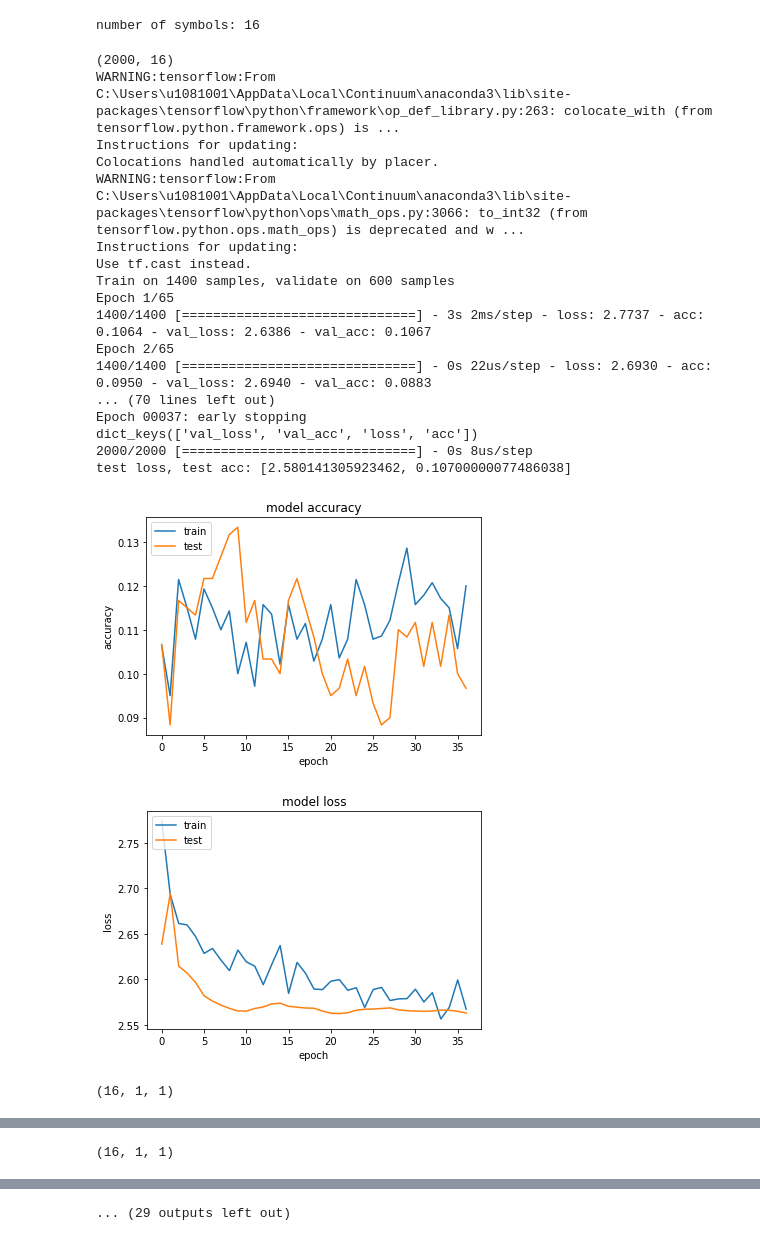
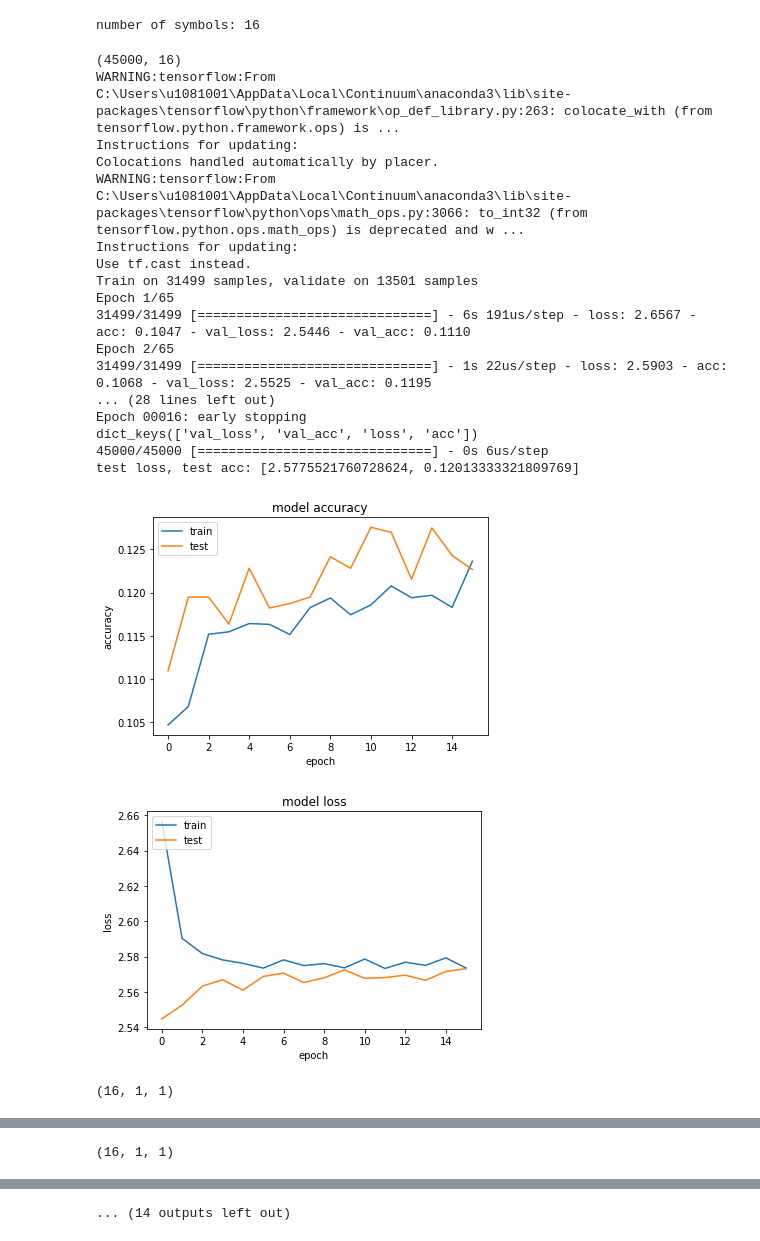
Before and after one commit to keerthisuresh/ANU, a Jupyter notebook: Validation_2_new.ipynb, the cells around one changed output, grey strips where cells are left out. Cells and saved outputs as stored; diff of their text form; code cells hidden in the pictures.

```diff
--- a/Validation_2_new.ipynb
+++ b/Validation_2_new.ipynb
@@ -100,29 +100,30 @@ def set_up_train_nn(P,EsNodB):
     encoded5 = Lambda(lambda x: x+K.random_normal_variable((2*4096,1), 0, 1)[0:tf.shape(x)[0],:])(encoded4)
 
     # Making PD data, and applying noise
-    #pd_data = Lambda(lambda x: K.square(x))(encoded5)
+    pd_data = Lambda(lambda x: K.square(x))(encoded5)
 
     # Reciever Layer
-    decoded = Dense(2, activation='relu')(encoded5)
+    decoded = Dense(1, activation='linear')(encoded5)
     decoded = Dense(4,activation='relu')(decoded)
+    decoded = Dense(8,activation='relu')(decoded)
     decoded1 = Dense(M, activation='softmax')(decoded)
     autoencoder = Model(input_signal, decoded1)
 
     adam = Adam(lr=0.075)
     epochs=65
-
+    sgd = SGD(lr=0.075)
 
     autoencoder.compile(optimizer=adam, loss='categorical_crossentropy',metrics=['accuracy'])
 
 
     # traning auto encoder
-    history = autoencoder.fit(data, data,epochs=epochs,batch_size=2*4096,callbacks=[es],validation_split=0.3)
+    history = autoencoder.fit(data, data,epochs=epochs,batch_size=4096,callbacks=[es],validation_split=0.3)
 
 
     # list all data in history
     print(history.history.keys())
 
-    results = autoencoder.evaluate(data, data, batch_size=2048)
+    results = autoencoder.evaluate(data, data, batch_size=2*2048)
     print('test loss, test acc:', results)
 
     # summarize history for accuracy
@@ -173,8 +174,8 @@ def set_up_train_nn(P,EsNodB):
     return autoencoder
 # %%
 # Calculating SER from -4dB to 14dB SNR
-EsNodB_range = [0,6,12,13,16,18,24,25]
-N_array = [20000,40000,80000,160000,320000,640000,128000,2560000]
+EsNodB_range = [0,6,12,16,18,20,25]
+N_array = [45000,55000,65000,165000,325000,450000,125000]
 ser = [None]*len(EsNodB_range)
 theor_ser = [None]*len(EsNodB_range)
 
@@ -185,47 +186,47 @@ for n in range(0,len(EsNodB_range)):
     P = EsNo*(noise_std**2)
     no_errors = 0
 
-    N = int(N_array[n]/10)
+    N = N_array[n]
     autoencoder = set_up_train_nn(P,EsNodB_range[n])
-    N=N*100
+
 
     test_data = []
     test_label = np.random.randint(M,size=N)
     for i in test_label:
         temp = np.zeros(M)
         temp[i] = 1
         test_data.append(temp)
 
     test_data = np.array(test_data)
 
     pred_final_signal = autoencoder.predict(test_data)
     pred_output = np.argmax(pred_final_signal,axis=1)
 
     no_errors = (pred_output != test_label)
     no_errors =  no_errors.astype(int).sum()
     ser[n] = (no_errors/N).astype('float64')
 
     theor_ser[n] = (15/16)*special.erfc(np.sqrt(EsNo/85))
 
     print ('SNR:',EsNodB_range[n],'SER:',ser[n],'Theor_SER:',theor_ser[n])
 # %% [output]
-(2000, 16)
+(45000, 16)
 WARNING:tensorflow:From C:\Users\u1081001\AppData\Local\Continuum\anaconda3\lib\site-packages\tensorflow\python\framework\op_def_library.py:263: colocate_with (from tensorflow.python.framework.ops) is ...
 Instructions for updating:
 Colocations handled automatically by placer.
 WARNING:tensorflow:From C:\Users\u1081001\AppData\Local\Continuum\anaconda3\lib\site-packages\tensorflow\python\ops\math_ops.py:3066: to_int32 (from tensorflow.python.ops.math_ops) is deprecated and w ...
 Instructions for updating:
 Use tf.cast instead.
-Train on 1400 samples, validate on 600 samples
+Train on 31499 samples, validate on 13501 samples
 Epoch 1/65
-1400/1400 [==============================] - 3s 2ms/step - loss: 2.7737 - acc: 0.1064 - val_loss: 2.6386 - val_acc: 0.1067
+31499/31499 [==============================] - 6s 191us/step - loss: 2.6567 - acc: 0.1047 - val_loss: 2.5446 - val_acc: 0.1110
 Epoch 2/65
-1400/1400 [==============================] - 0s 22us/step - loss: 2.6930 - acc: 0.0950 - val_loss: 2.6940 - val_acc: 0.0883
-... (70 lines left out)
-Epoch 00037: early stopping
+31499/31499 [==============================] - 1s 22us/step - loss: 2.5903 - acc: 0.1068 - val_loss: 2.5525 - val_acc: 0.1195
+... (28 lines left out)
+Epoch 00016: early stopping
 dict_keys(['val_loss', 'val_acc', 'loss', 'acc'])
-2000/2000 [==============================] - 0s 8us/step
-test loss, test acc: [2.580141305923462, 0.10700000077486038]
+45000/45000 [==============================] - 0s 6us/step
+test loss, test acc: [2.5775521760728624, 0.12013333321809769]
-[figure, old version]
+[figure, new version]
-[figure, old version]
+[figure, new version]
 (16, 1, 1)
@@ -272,4 +273,4 @@ test loss, test acc: [1.7443599767684936, 0.2927499978542328]
-... (29 outputs left out)
+... (14 outputs left out)
 # %%
 # ploting BER curve
 import matplotlib.pyplot as plt
```
Also changed, not shown: parts of 1 cell of this notebook, 6 other files.
